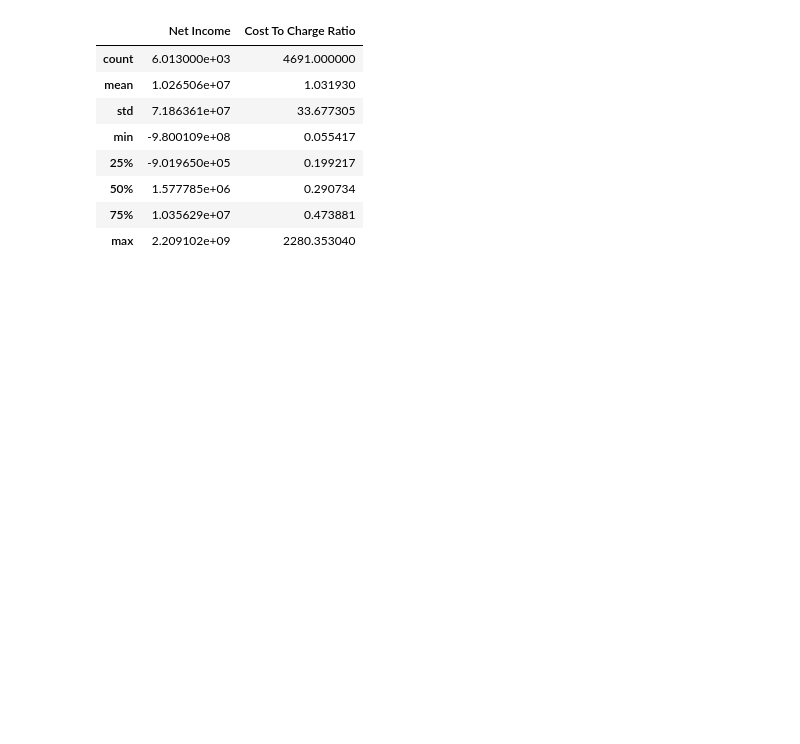
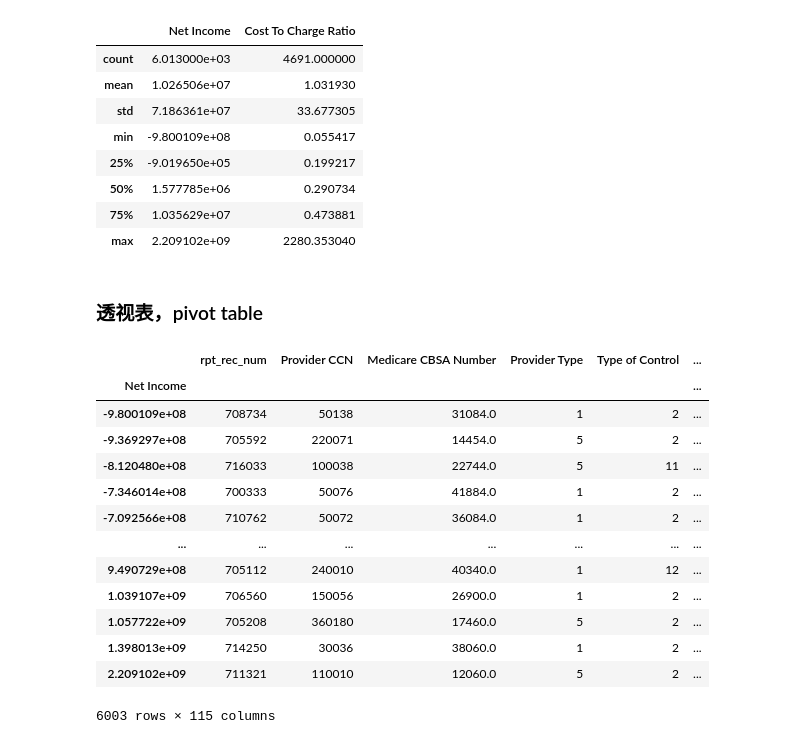
Before and after one commit to newbie-sandy/datasci_1_loading, a Jupyter notebook: Data_Cleaning.ipynb, the cells around one changed output. Cells and saved outputs as stored; diff of their text form; code cells hidden in the pictures; blank space fills up the shorter version.

```diff
--- a/Data_Cleaning.ipynb
+++ b/Data_Cleaning.ipynb
@@ -126,3 +126,24 @@ net_income.describe()
 | 50% | 1.577785e+06 | 0.290734 |
 | 75% | 1.035629e+07 | 0.473881 |
 | max | 2.209102e+09 | 2280.353040 |
+# %% [markdown]
+### 透视表，pivot table
+# %%
+df.groupby('Net Income').sum()
+
+#以某列为首列，.sum这里使用不了？
+# %% [output]
+|  | rpt_rec_num | Provider CCN | Medicare CBSA Number | Provider Type | Type of Control | ... |
+| Net Income |  |  |  |  |  | ... |
+| -9.800109e+08 | 708734 | 50138 | 31084.0 | 1 | 2 | ... |
+| -9.369297e+08 | 705592 | 220071 | 14454.0 | 5 | 2 | ... |
+| -8.120480e+08 | 716033 | 100038 | 22744.0 | 5 | 11 | ... |
+| -7.346014e+08 | 700333 | 50076 | 41884.0 | 1 | 2 | ... |
+| -7.092566e+08 | 710762 | 50072 | 36084.0 | 1 | 2 | ... |
+| ... | ... | ... | ... | ... | ... | ... |
+| 9.490729e+08 | 705112 | 240010 | 40340.0 | 1 | 12 | ... |
+| 1.039107e+09 | 706560 | 150056 | 26900.0 | 1 | 2 | ... |
+| 1.057722e+09 | 705208 | 360180 | 17460.0 | 5 | 2 | ... |
+| 1.398013e+09 | 714250 | 30036 | 38060.0 | 1 | 2 | ... |
+| 2.209102e+09 | 711321 | 110010 | 12060.0 | 5 | 2 | ... |
+6003 rows × 115 columns
```
Also changed, not shown: parts of 3 cells of this notebook.
